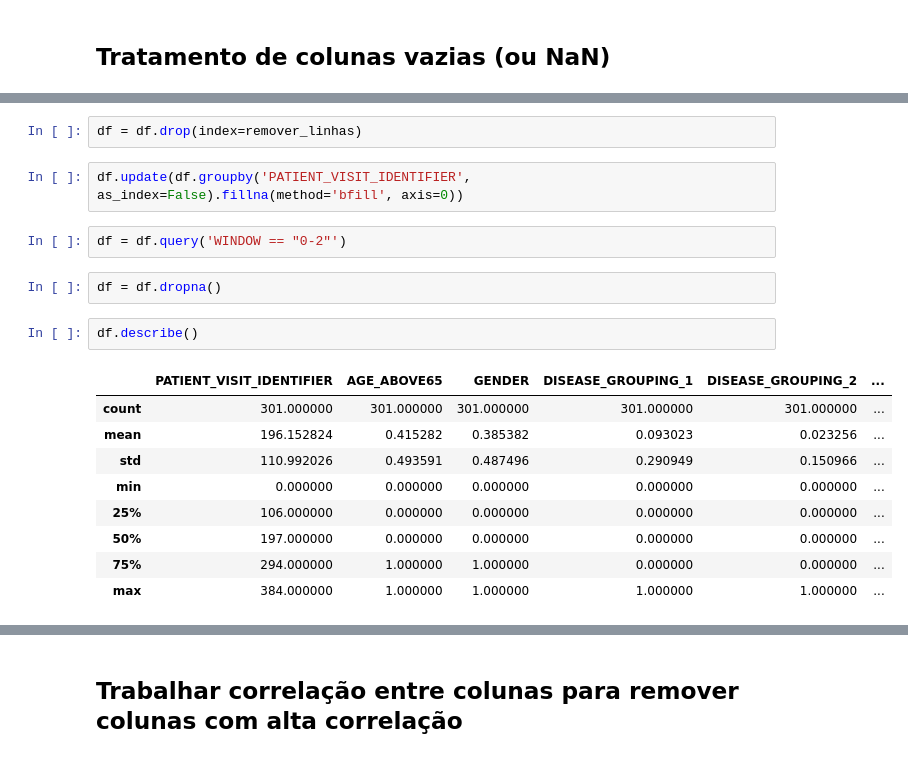
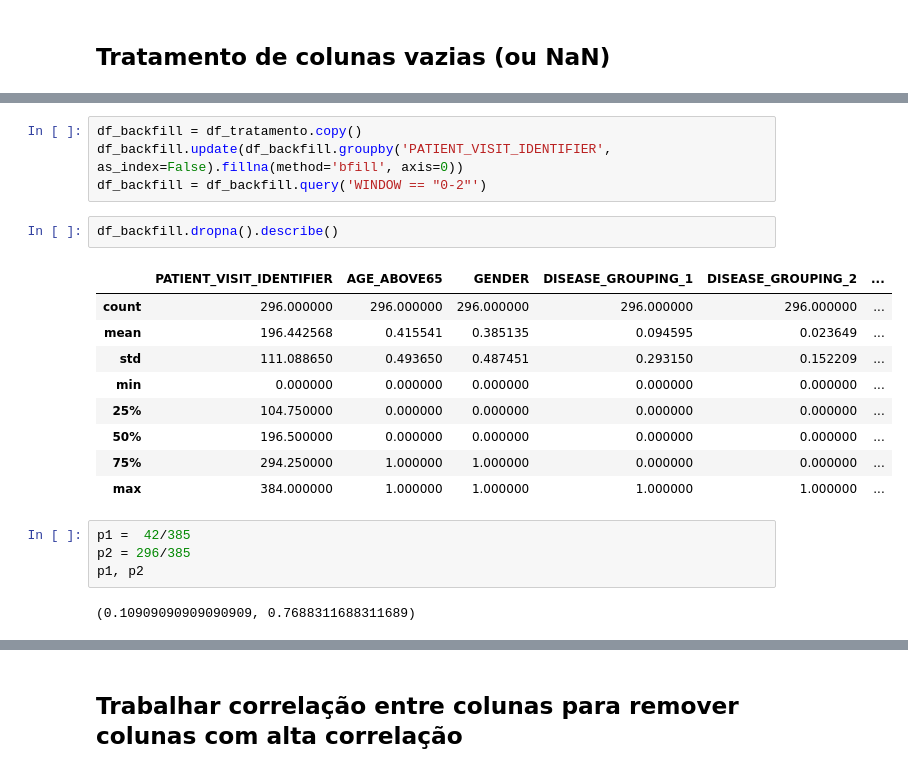
Before and after one commit to itsGab/ds_fcst_icu_covid_w_ml, a Jupyter notebook: notebooks/tratamento/papc_tratamento.ipynb, the cells around one changed output, grey strips where cells are left out. Saved outputs shown, nothing was run; the diff lists cells and outputs as text.

```diff
--- a/notebooks/tratamento/papc_tratamento.ipynb
+++ b/notebooks/tratamento/papc_tratamento.ipynb
@@ -129,20 +161,22 @@ remover_linhas = df.query('WINDOW != "0-2" & ICU == 1').index.tolist()
-# %%
-df = df.drop(index=remover_linhas)
 # %%
-df.update(df.groupby('PATIENT_VISIT_IDENTIFIER', as_index=False).fillna(method='bfill', axis=0))
+df_backfill = df_tratamento.copy()
+df_backfill.update(df_backfill.groupby('PATIENT_VISIT_IDENTIFIER', as_index=False).fillna(method='bfill', axis=0))
+df_backfill = df_backfill.query('WINDOW == "0-2"')
-# %%
-df = df.query('WINDOW == "0-2"')
-# %%
-df = df.dropna()
-# %%
-df.describe()
-# %% [output]
-|  | PATIENT_VISIT_IDENTIFIER | AGE_ABOVE65 | GENDER | DISEASE_GROUPING_1 | DISEASE_GROUPING_2 | ... |
-| count | 301.000000 | 301.000000 | 301.000000 | 301.000000 | 301.000000 | ... |
-| mean | 196.152824 | 0.415282 | 0.385382 | 0.093023 | 0.023256 | ... |
-| std | 110.992026 | 0.493591 | 0.487496 | 0.290949 | 0.150966 | ... |
-| min | 0.000000 | 0.000000 | 0.000000 | 0.000000 | 0.000000 | ... |
-| 25% | 106.000000 | 0.000000 | 0.000000 | 0.000000 | 0.000000 | ... |
-| 50% | 197.000000 | 0.000000 | 0.000000 | 0.000000 | 0.000000 | ... |
-| 75% | 294.000000 | 1.000000 | 1.000000 | 0.000000 | 0.000000 | ... |
-| max | 384.000000 | 1.000000 | 1.000000 | 1.000000 | 1.000000 | ... |
+# %%
+df_backfill.dropna().describe()
+# %% [output]
+|  | PATIENT_VISIT_IDENTIFIER | AGE_ABOVE65 | GENDER | DISEASE_GROUPING_1 | DISEASE_GROUPING_2 | ... |
+| count | 296.000000 | 296.000000 | 296.000000 | 296.000000 | 296.000000 | ... |
+| mean | 196.442568 | 0.415541 | 0.385135 | 0.094595 | 0.023649 | ... |
+| std | 111.088650 | 0.493650 | 0.487451 | 0.293150 | 0.152209 | ... |
+| min | 0.000000 | 0.000000 | 0.000000 | 0.000000 | 0.000000 | ... |
+| 25% | 104.750000 | 0.000000 | 0.000000 | 0.000000 | 0.000000 | ... |
+| 50% | 196.500000 | 0.000000 | 0.000000 | 0.000000 | 0.000000 | ... |
+| 75% | 294.250000 | 1.000000 | 1.000000 | 0.000000 | 0.000000 | ... |
+| max | 384.000000 | 1.000000 | 1.000000 | 1.000000 | 1.000000 | ... |
+# %%
+p1 =  42/385
+p2 = 296/385
+p1, p2
+# %% [output]
+(0.10909090909090909, 0.7688311688311689)
```
Also changed, not shown: parts of 25 cells of this notebook.
